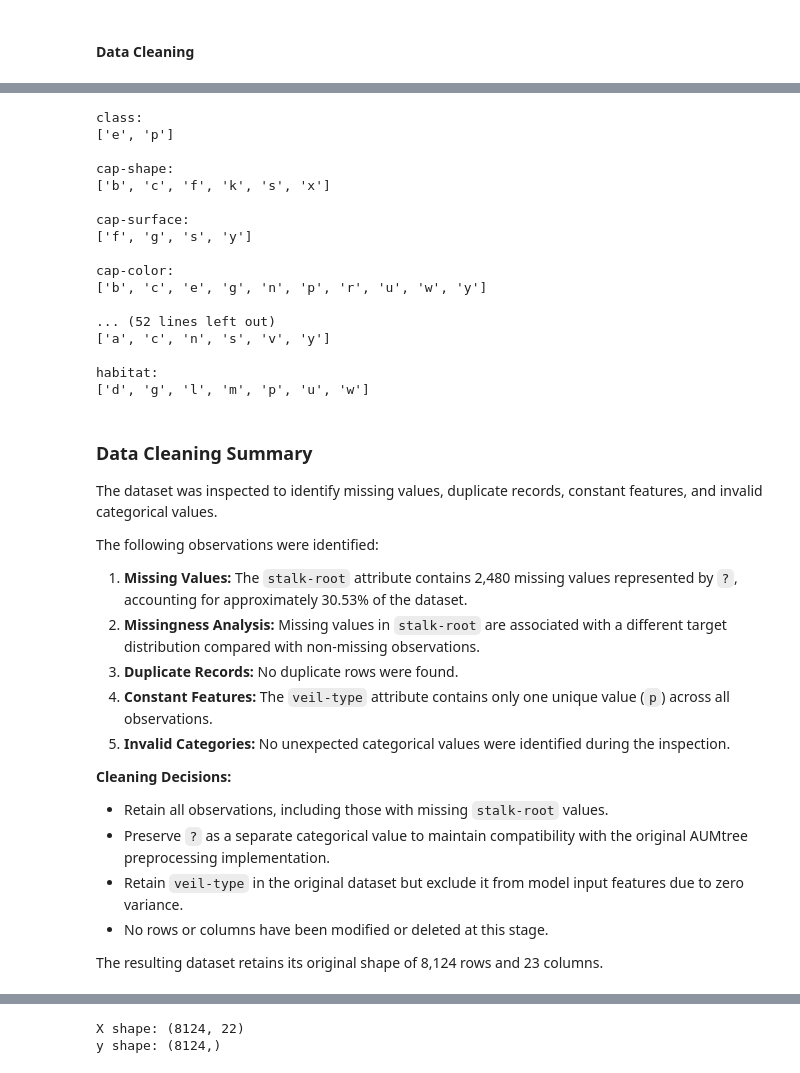
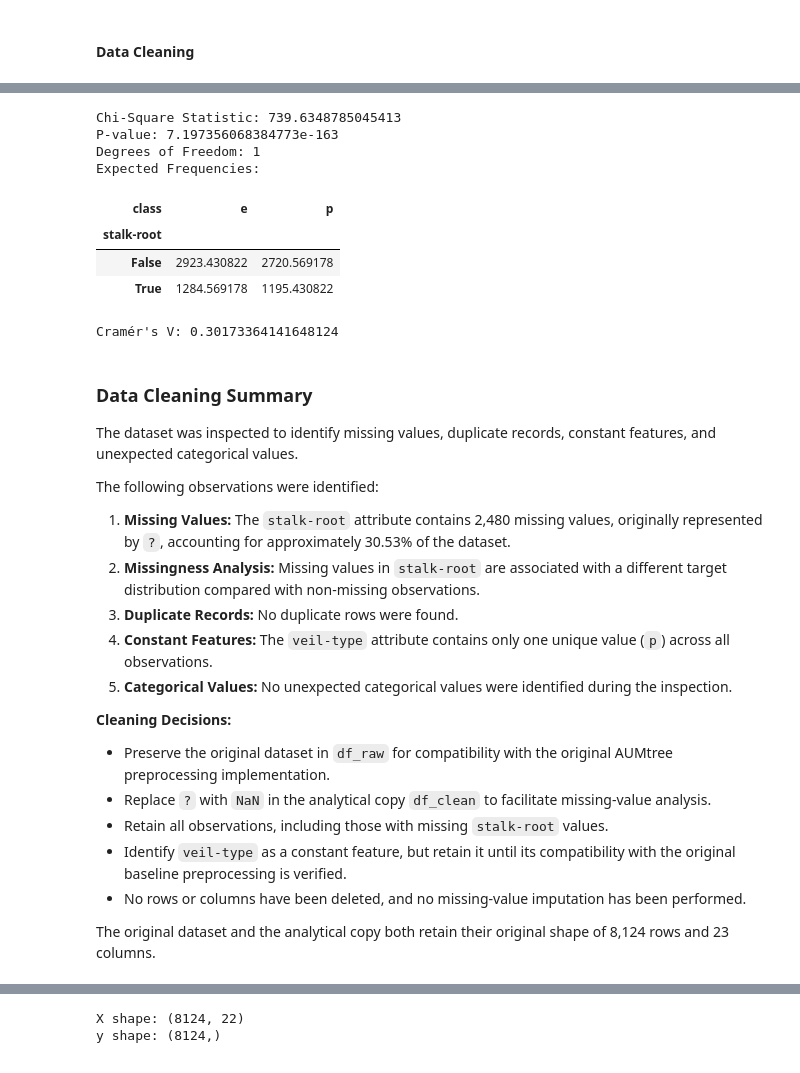
Before and after one commit to malak-maklad/Soft-Reweighting-Samples, a Jupyter notebook: notebooks/mushroom_EDA.ipynb, the cells around one changed output, grey strips where cells are left out. Saved outputs shown, nothing was run; the diff lists cells and outputs as text; code cells hidden in the pictures.

Commit message:
Refine Mushroom EDA and validate preprocessing

```diff
--- a/notebooks/mushroom_EDA.ipynb
+++ b/notebooks/mushroom_EDA.ipynb
@@ -1241,46 +467,64 @@ Length: 1, dtype: str
-# %%
-for col in df_clean.columns:
-    print(f"\n{col}:")
-    print(sorted(df_clean[col].unique()))
-# %% [output]
-class:
-['e', 'p']
-
-cap-shape:
-['b', 'c', 'f', 'k', 's', 'x']
-
-cap-surface:
-['f', 'g', 's', 'y']
-
-cap-color:
-['b', 'c', 'e', 'g', 'n', 'p', 'r', 'u', 'w', 'y']
-
-... (52 lines left out)
-['a', 'c', 'n', 's', 'v', 'y']
-
-habitat:
-['d', 'g', 'l', 'm', 'p', 'u', 'w']
+# %%
+from scipy.stats import chi2_contingency
+
+contingency_table = pd.crosstab(
+    df_clean["stalk-root"].isna(),
+    df_clean["class"]
+)
+
+chi2, p_value, dof, expected = chi2_contingency(contingency_table)
+
+print("Chi-Square Statistic:", chi2)
+print("P-value:", p_value)
+print("Degrees of Freedom:", dof)
+print("Expected Frequencies:")
+display(pd.DataFrame(
+    expected,
+    index=contingency_table.index,
+    columns=contingency_table.columns
+))
+# %% [output]
+Chi-Square Statistic: 739.6348785045413
+P-value: 7.197356068384773e-163
+Degrees of Freedom: 1
+Expected Frequencies:
+| class | e | p |
+| stalk-root |  |  |
+| False | 2923.430822 | 2720.569178 |
+| True | 1284.569178 | 1195.430822 |
+# %%
+n = contingency_table.to_numpy().sum()
+
+cramers_v = np.sqrt(
+    chi2 / (n * min(contingency_table.shape[0] - 1,
+                    contingency_table.shape[1] - 1))
+)
+
+print("Cramér's V:", cramers_v)
+# %% [output]
+Cramér's V: 0.30173364141648124
 # %% [markdown]
 ### Data Cleaning Summary
 
-The dataset was inspected to identify missing values, duplicate records, constant features, and invalid categorical values.
+The dataset was inspected to identify missing values, duplicate records, constant features, and unexpected categorical values.
 
 The following observations were identified:
 
-1. **Missing Values:** The `stalk-root` attribute contains 2,480 missing values represented by `?`, accounting for approximately 30.53% of the dataset.
+1. **Missing Values:** The `stalk-root` attribute contains 2,480 missing values, originally represented by `?`, accounting for approximately 30.53% of the dataset.
 2. **Missingness Analysis:** Missing values in `stalk-root` are associated with a different target distribution compared with non-missing observations.
 3. **Duplicate Records:** No duplicate rows were found.
 4. **Constant Features:** The `veil-type` attribute contains only one unique value (`p`) across all observations.
-5. **Invalid Categories:** No unexpected categorical values were identified during the inspection.
+5. **Categorical Values:** No unexpected categorical values were identified during the inspection.
 
 **Cleaning Decisions:**
 
+- Preserve the original dataset in `df_raw` for compatibility with the original AUMtree preprocessing implementation.
+- Replace `?` with `NaN` in the analytical copy `df_clean` to facilitate missing-value analysis.
 - Retain all observations, including those with missing `stalk-root` values.
-- Preserve `?` as a separate categorical value to maintain compatibility with the original AUMtree preprocessing implementation.
-- Retain `veil-type` in the original dataset but exclude it from model input features due to zero variance.
-- No rows or columns have been modified or deleted at this stage.
+- Identify `veil-type` as a constant feature, but retain it until its compatibility with the original baseline preprocessing is verified.
+- No rows or columns have been deleted, and no missing-value imputation has been performed.
 
-The resulting dataset retains its original shape of 8,124 rows and 23 columns.
+The original dataset and the analytical copy both retain their original shape of 8,124 rows and 23 columns.
 # %% [markdown]
 ### Feature and Target Definition
 
```
Also changed, not shown: parts of 58 cells of this notebook.
